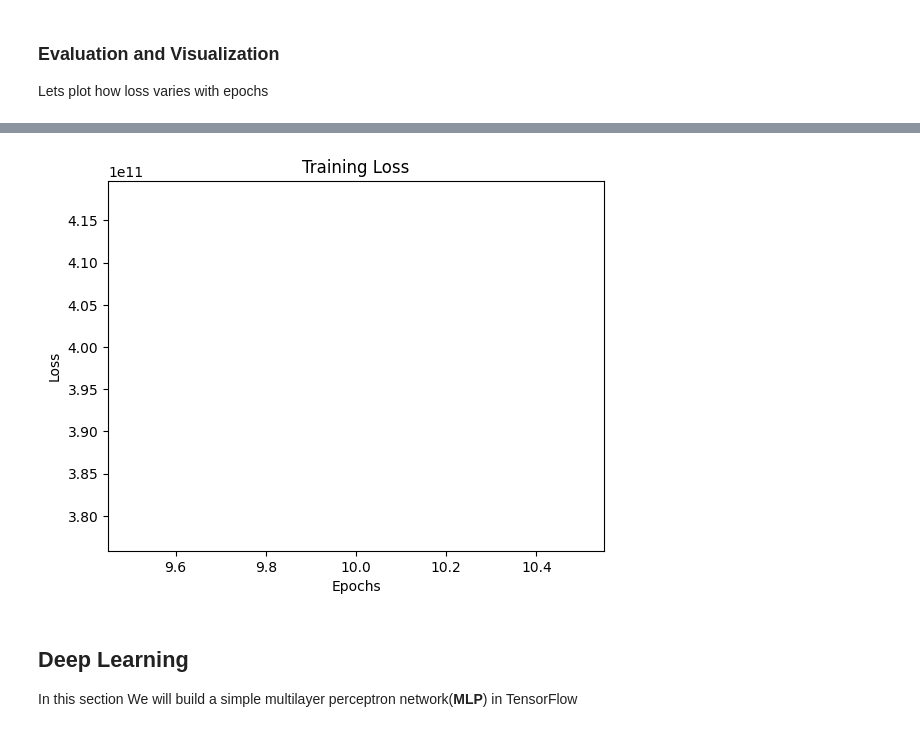
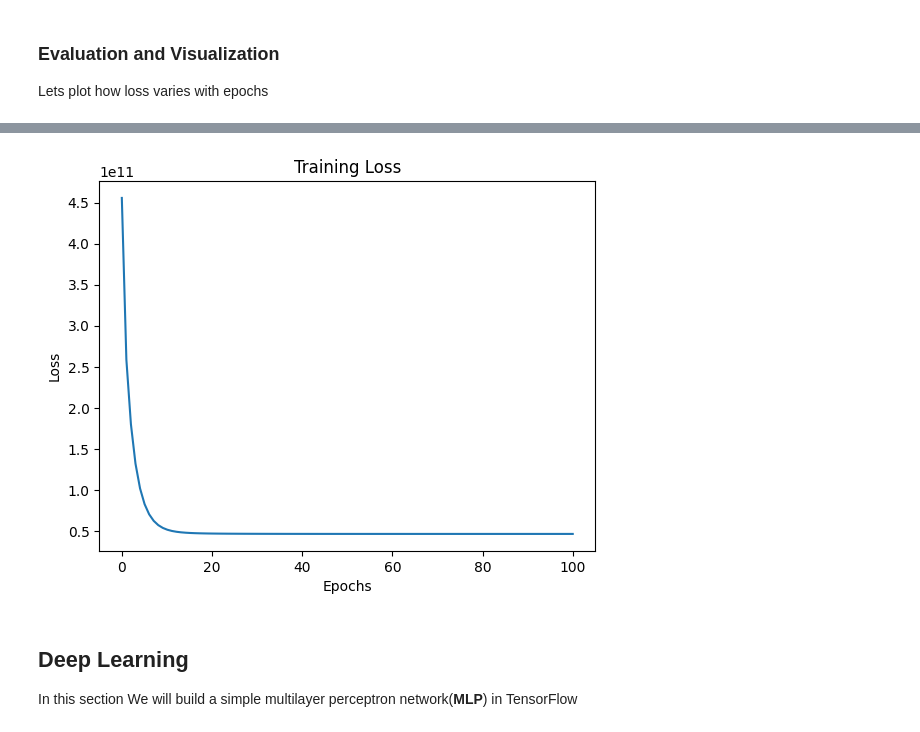
Before and after one commit to qu-bit1/NeuralBlend-Submissions, a Jupyter notebook: task1/task1.ipynb, the cells around one changed output, grey strips where cells are left out. Drawn from its saved outputs; the diff is of its cells as text; code cells hidden in the pictures.

```diff
--- a/task1/task1.ipynb
+++ b/task1/task1.ipynb
@@ -198,8 +198,8 @@ def gradient_descent(x,y_true,learning_rate=0.01,epochs = 10):
 # %% [markdown]
 ### **Training**
 # %%
-epochs = 10           # tweak this!!!
-learn_rate = 0.001     # choose learning rate wisely otherwise loss may diverge!!
+epochs = 100          # tweak this!!!
+learn_rate = 0.1     # choose learning rate wisely otherwise loss may diverge!!
 
 train_loss,a,b= gradient_descent(x_train,y_train,learn_rate,epochs)
 # %% [output]
@@ -218,13 +224,11 @@ Training completed!!
 ### **Evaluation and Visualization**
 Lets plot how loss varies with epochs
 # %%
-test_loss = loss(y(x_train,a,b),y_train)
+test_loss = gradient_descent(x_test,y_test,learn_rate,epochs)
+print("Loss on test data = ",test_loss)
+epo=np.linspace(0,epochs,epochs)
 
-print("Loss on test data = ",test_loss)
-
-# Visualization of loss
-
-plt.plot(epochs,test_loss)                   # plot loss versus epochs
+plt.plot(epo,test_loss[0])                   # plot loss versus epochs
 plt.title("Training Loss")
 plt.xlabel("Epochs")
 plt.ylabel("Loss")
@@ -234,4 +254,4 @@ Loss on test data =  397763201387.9147
-[figure, old version]
+[figure, new version]
 # %% [markdown]
 ## **Deep Learning**
 In this section We will build a simple multilayer perceptron network(**MLP**) in TensorFlow
```
Also changed, not shown: parts of 10 cells of this notebook, 1 other file.
